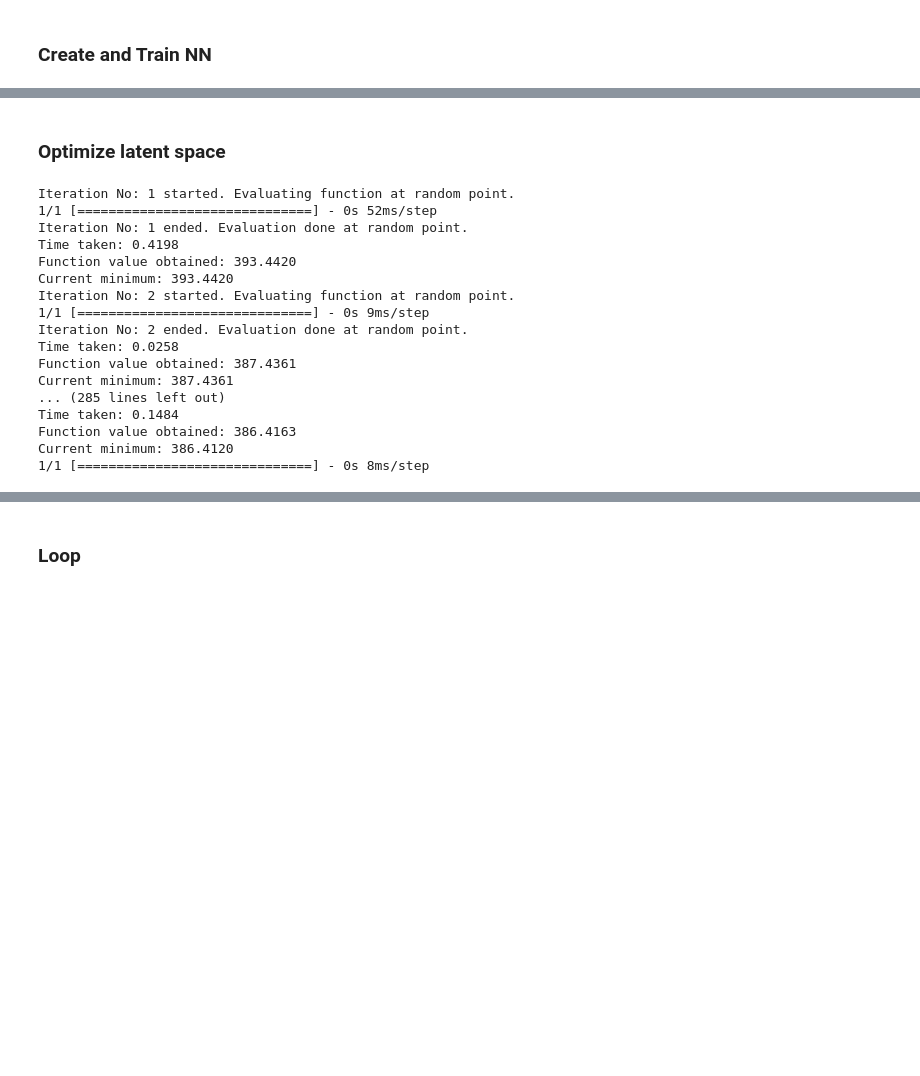
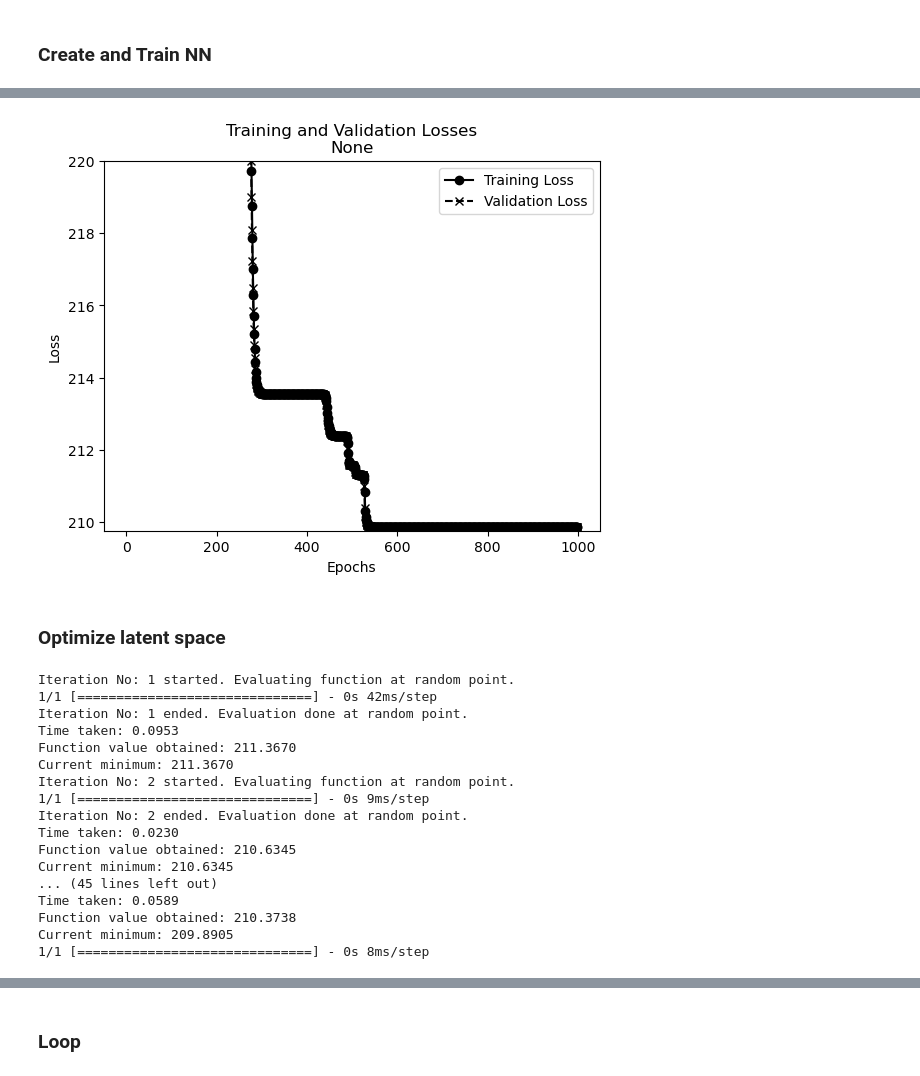
Before and after one commit to TedOiler/dexpy, a Jupyter notebook: v2/BO-ae-tune.ipynb, the cells around one changed output, grey strips where cells are left out. Saved outputs shown, nothing was run; the diff lists cells and outputs as text; code cells hidden in the pictures; blank space fills up the shorter version.

```diff
--- a/v2/BO-ae-tune.ipynb
+++ b/v2/BO-ae-tune.ipynb
@@ -111,28 +120,38 @@ Epoch 524/1000
+# %%
+from autoencoder import plot_history
+plot_history(history, threshold=220)
+# %% [output]
+[figure, added]
 # %% [markdown]
 ### Optimize latent space
 # %%
-optimal_latent_var, optimal_cr, optimal_des = optimize_latent_variables(best_latent_dim=best_latent_dim,
-                                                                        decoder=decoder,
-                                                                        run=run,
-                                                                        nx=nx,
-                                                                        J_cb=J_cb,
-                                                                        n_calls=50)
+optimal_latent_var, optimal_cr, optimal_des, bo_search, bo_evals = optimize_latent_variables(best_latent_dim=best_latent_dim,
+                                                                                             decoder=decoder,
+                                                                                             run=run,
+                                                                                             nx=nx,
+                                                                                             J_cb=J_cb,
+                                                                                             n_calls=10)
+# del autoencoder
+# del encoder
+# del decoder
+# clear_session()
+# gc.collect()
 # %% [output]
 Iteration No: 1 started. Evaluating function at random point.
-1/1 [==============================] - 0s 52ms/step
+1/1 [==============================] - 0s 42ms/step
 Iteration No: 1 ended. Evaluation done at random point.
-Time taken: 0.4198
-Function value obtained: 393.4420
-Current minimum: 393.4420
+Time taken: 0.0953
+Function value obtained: 211.3670
+Current minimum: 211.3670
 Iteration No: 2 started. Evaluating function at random point.
 1/1 [==============================] - 0s 9ms/step
 Iteration No: 2 ended. Evaluation done at random point.
-Time taken: 0.0258
-Function value obtained: 387.4361
-Current minimum: 387.4361
-... (285 lines left out)
-Time taken: 0.1484
-Function value obtained: 386.4163
-Current minimum: 386.4120
+Time taken: 0.0230
+Function value obtained: 210.6345
+Current minimum: 210.6345
+... (45 lines left out)
+Time taken: 0.0589
+Function value obtained: 210.3738
+Current minimum: 209.8905
 1/1 [==============================] - 0s 8ms/step
 # %%
```
Also changed, not shown: parts of 23 cells of this notebook, 13 other files.
